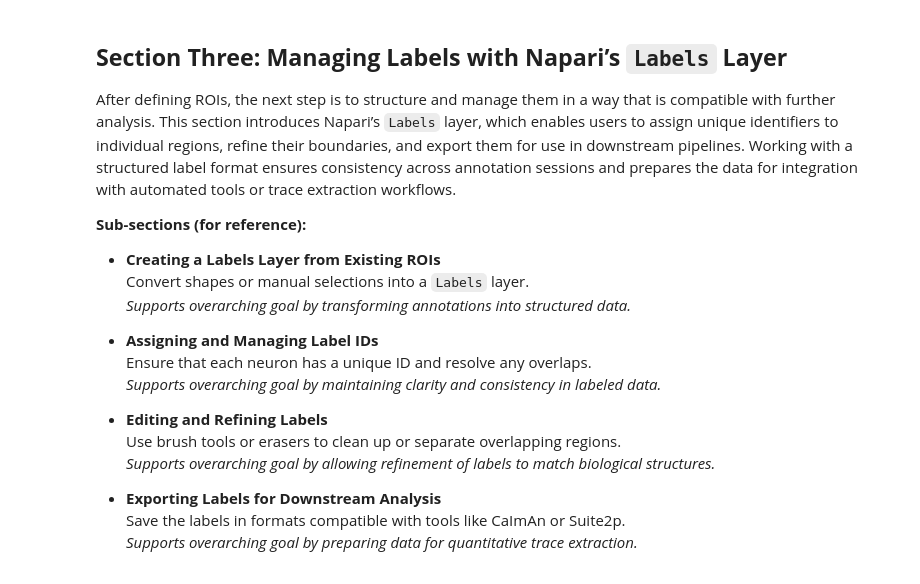
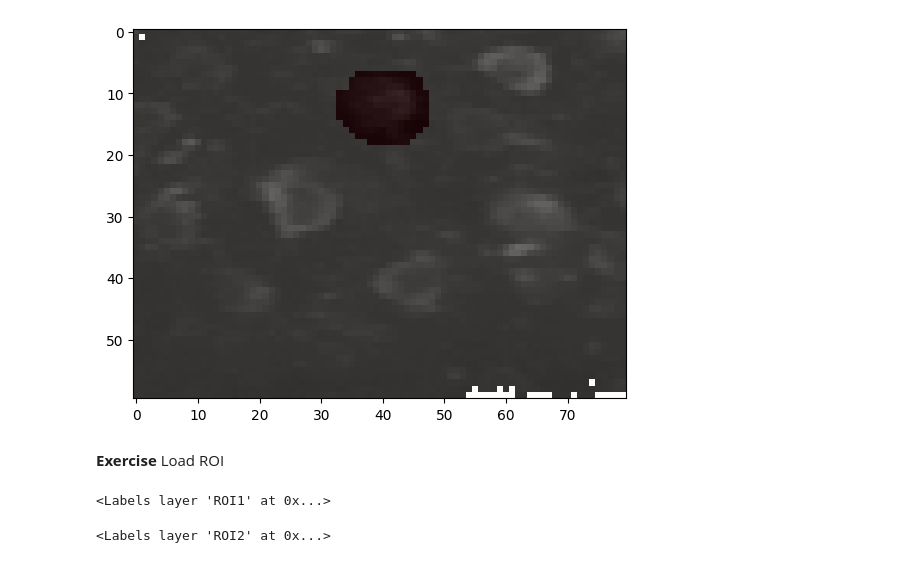
Before and after one commit to sangeethankumar/Courses, a Jupyter notebook: CalciumImaging/Draft1/05. Napari GUI from the Notebook.ipynb, the cells around one changed output. Drawn from its saved outputs; the diff is of its cells as text; code cells hidden in the pictures.

Commit message:
section 1

```diff
--- a/CalciumImaging/Draft1/05. Napari GUI from the Notebook.ipynb
+++ b/CalciumImaging/Draft1/05. Napari GUI from the Notebook.ipynb
@@ -77,21 +117,16 @@ Before any labeling can begin, it is necessary to load and view the imaging data
-# %% [markdown]
-## **Section Three: Managing Labels with Napari’s `Labels` Layer**
-
-After defining ROIs, the next step is to structure and manage them in a way that is compatible with further analysis. This section introduces Napari’s `Labels` layer, which enables users to assign unique identifiers to individual regions, refine their boundaries, and export them for use in downstream pipelines. Working with a structured label format ensures consistency across annotation sessions and prepares the data for integration with automated tools or trace extraction workflows.
-
-**Sub-sections (for reference):**
-- **Creating a Labels Layer from Existing ROIs**
-  Convert shapes or manual selections into a `Labels` layer.
-  *Supports overarching goal by transforming annotations into structured data.*
-
-- **Assigning and Managing Label IDs**
-  Ensure that each neuron has a unique ID and resolve any overlaps.
-  *Supports overarching goal by maintaining clarity and consistency in labeled data.*
-
-- **Editing and Refining Labels**
-  Use brush tools or erasers to clean up or separate overlapping regions.
-  *Supports overarching goal by allowing refinement of labels to match biological structures.*
-
-- **Exporting Labels for Downstream Analysis**
-  Save the labels in formats compatible with tools like CaImAn or Suite2p.
-  *Supports overarching goal by preparing data for quantitative trace extraction.*
+# %%
+roi2 = viewer.layers['roi2'].data
+plt.imshow(std_proj, cmap='gray')
+plt.imshow(roi2, cmap='Reds', alpha=0.2);
+# %% [output]
+[figure, added]
+# %% [markdown]
+**Exercise** Load ROI
+# %%
+viewer.add_labels(roi1, name="ROI1")
+# %% [output]
+<Labels layer 'ROI1' at 0x...>
+# %%
+viewer.add_labels(roi2, name="ROI2")
+# %% [output]
+<Labels layer 'ROI2' at 0x...>
```
Also changed, not shown: parts of 29 cells of this notebook, 2 other files.
